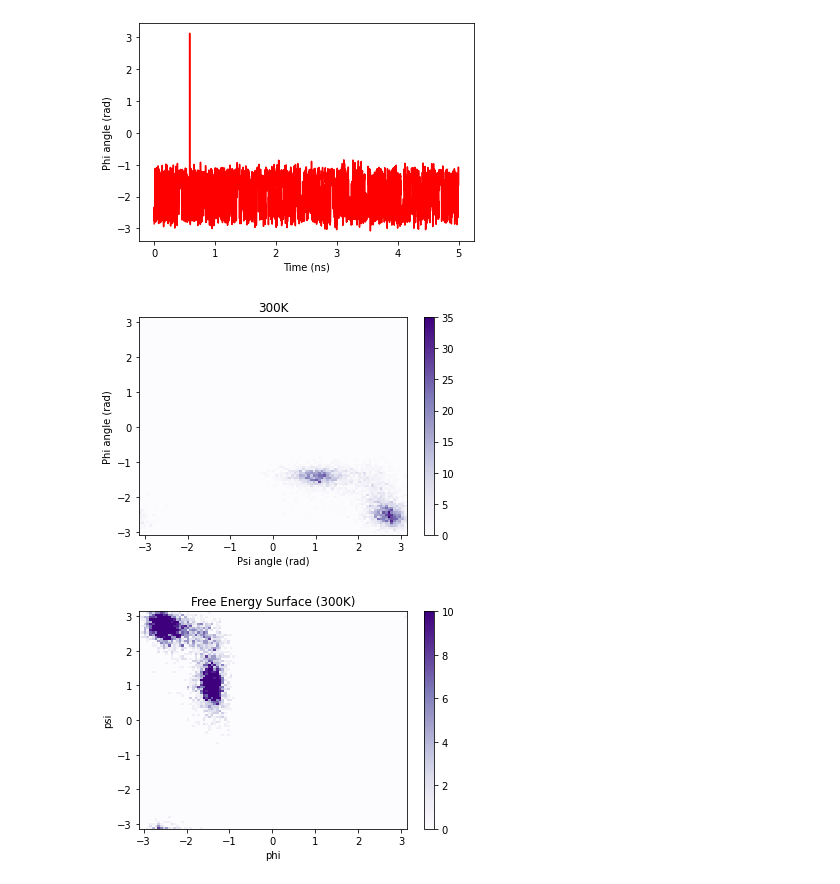
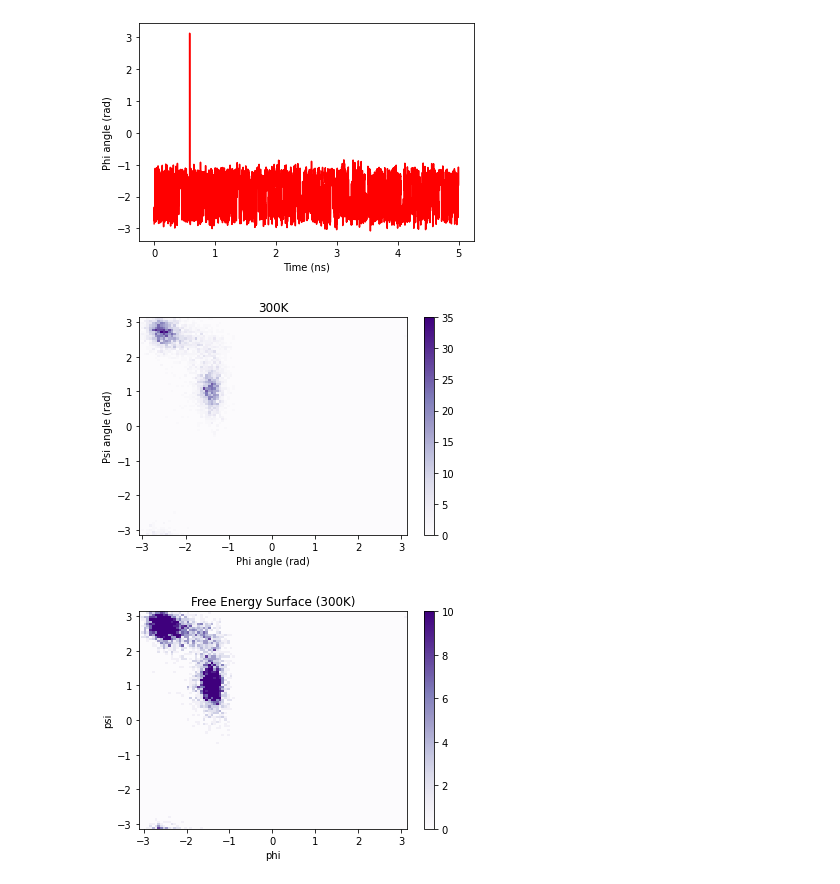
Before and after one commit to ac7407/comp-lab-class, a Jupyter notebook: Week5/Week 5 Analysis.ipynb, the cells around one changed output. Drawn from its saved outputs; the diff is of its cells as text; code cells hidden in the pictures.

```diff
--- a/Week5/Week 5 Analysis.ipynb
+++ b/Week5/Week 5 Analysis.ipynb
@@ -30,14 +30,14 @@ plt.show()
 # %%
 # create 2d histogram of psi and phi angles
 # use 100 bins in each dimension
-plt.hist2d(psi[1][:,0], phi[1][:,0], bins=100, cmap='Purples')
-plt.xlabel('Psi angle (rad)')
-plt.ylabel('Phi angle (rad)')
+plt.hist2d(phi[1][:,0], psi[1][:,0], bins=100, cmap='Purples')
+plt.xlabel('Phi angle (rad)')
+plt.ylabel('Psi angle (rad)')
 plt.title('300K')
 plt.colorbar()
 plt.show()
 # %% [output]
-[figure, old version]
+[figure, new version]
 # %%
 # plot free energy surface in phi/psi space (compute 2d histogram) and plot the log of the histogram
 # load trajectory file
```
Also changed, not shown: parts of 2 cells of this notebook.
